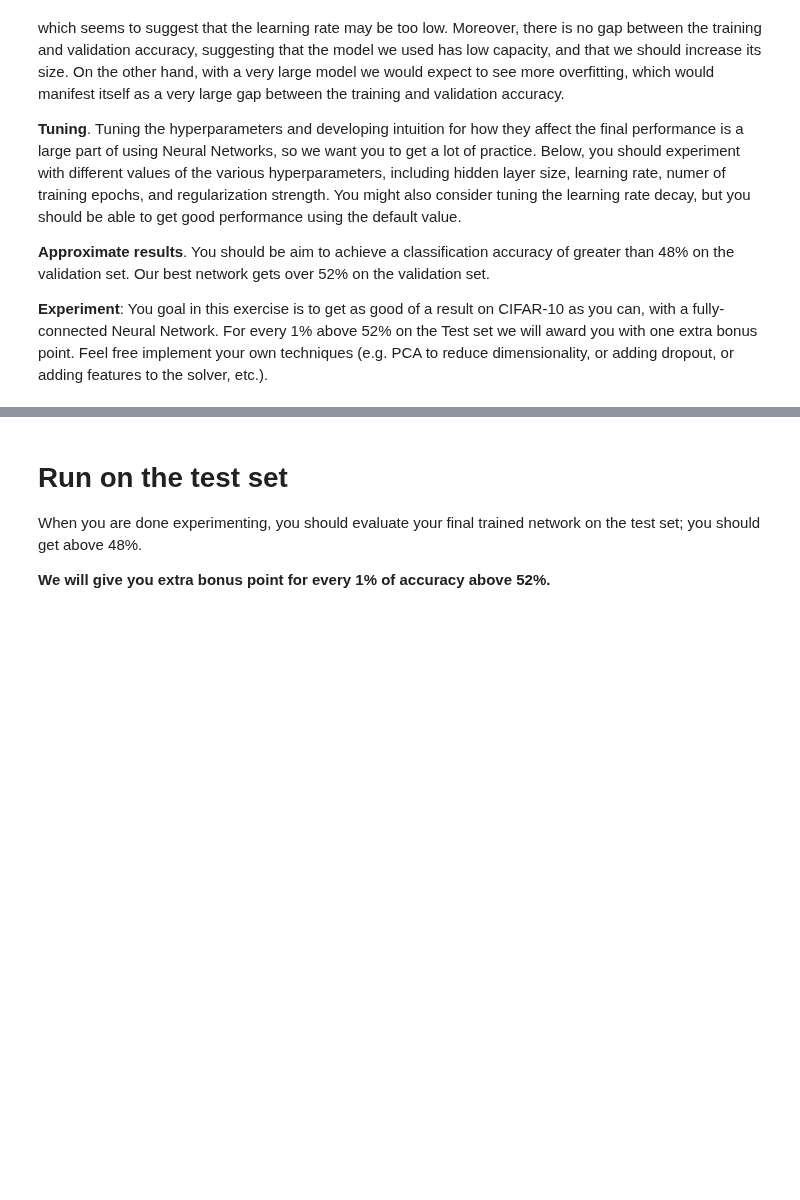
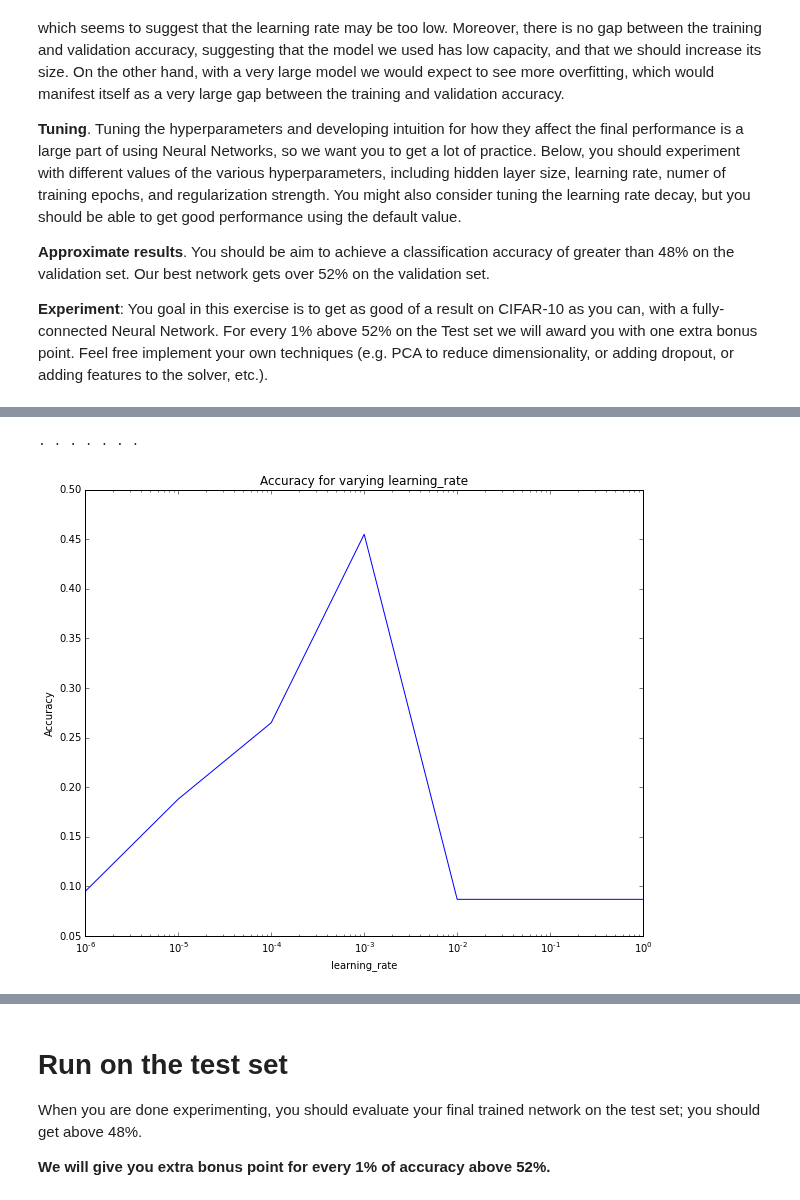
Before and after one commit to NLeSC/deep-learning-assignments-solutions, a Jupyter notebook: assignment1/carlos/two_layer_net.ipynb, the cells around one changed output, grey strips where cells are left out. Drawn from its saved outputs; the diff is of its cells as text; code cells hidden in the pictures; blank space fills up the shorter version.

```diff
--- a/assignment1/carlos/two_layer_net.ipynb
+++ b/assignment1/carlos/two_layer_net.ipynb
@@ -298,0 +404,8 @@ pass
+# %%
+best_params['hidden_size'] = 38
+# %%
+rates,accs = optimizeForParam('learning_rate', best_params, doPlot=True)
+plt.xscale('log')
+# %% [output]
+. . . . . . .
+[figure, added]
```
Also changed, not shown: parts of 21 cells of this notebook.
